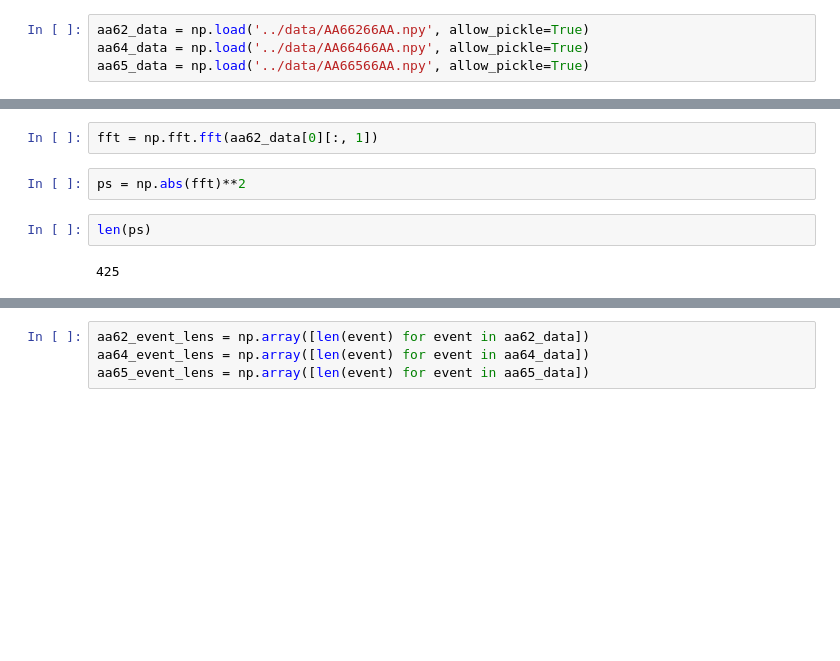
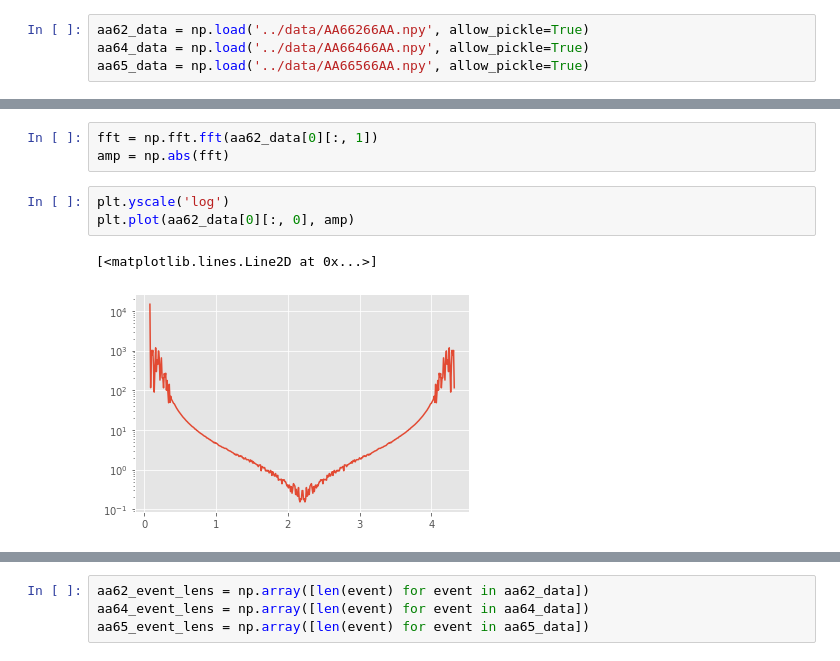
Before and after one commit to HaroldBenoit/ml4science-polymers, a Jupyter notebook: mete/mete-exploration.ipynb, the cells around one changed output, grey strips where cells are left out. Drawn from its saved outputs; the diff is of its cells as text; blank space fills up the shorter version.

```diff
--- a/mete/mete-exploration.ipynb
+++ b/mete/mete-exploration.ipynb
@@ -15,8 +28,9 @@ aa65_data = np.load('../data/AA66566AA.npy', allow_pickle=True)
 # %%
 fft = np.fft.fft(aa62_data[0][:, 1])
+amp = np.abs(fft)
-# %%
-ps = np.abs(fft)**2
-# %%
-len(ps)
-# %% [output]
-425
+# %%
+plt.yscale('log')
+plt.plot(aa62_data[0][:, 0], amp)
+# %% [output]
+[<matplotlib.lines.Line2D at 0x...>]
+[figure, added]
```
Also changed, not shown: parts of 10 cells of this notebook, 3 other files.
